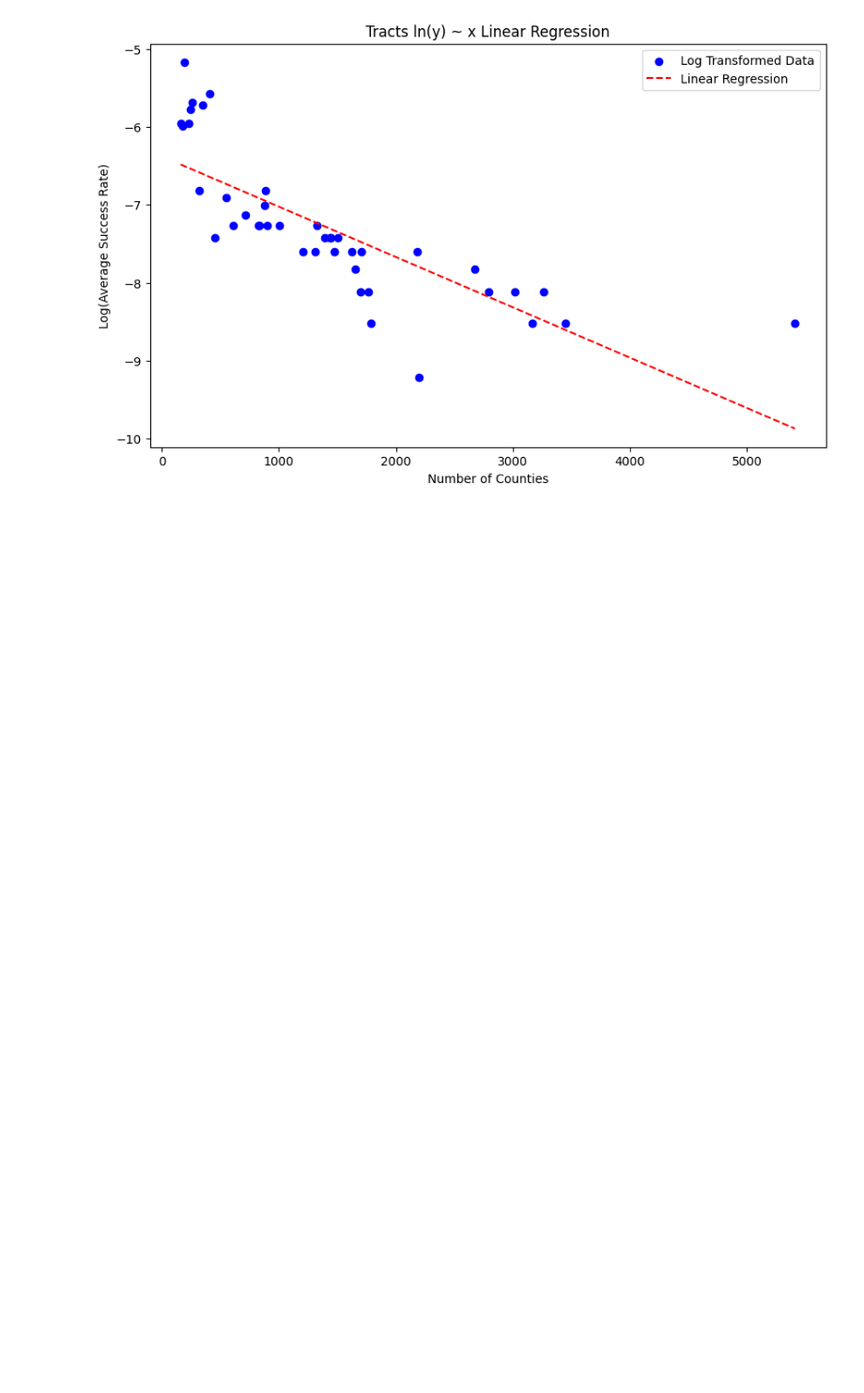
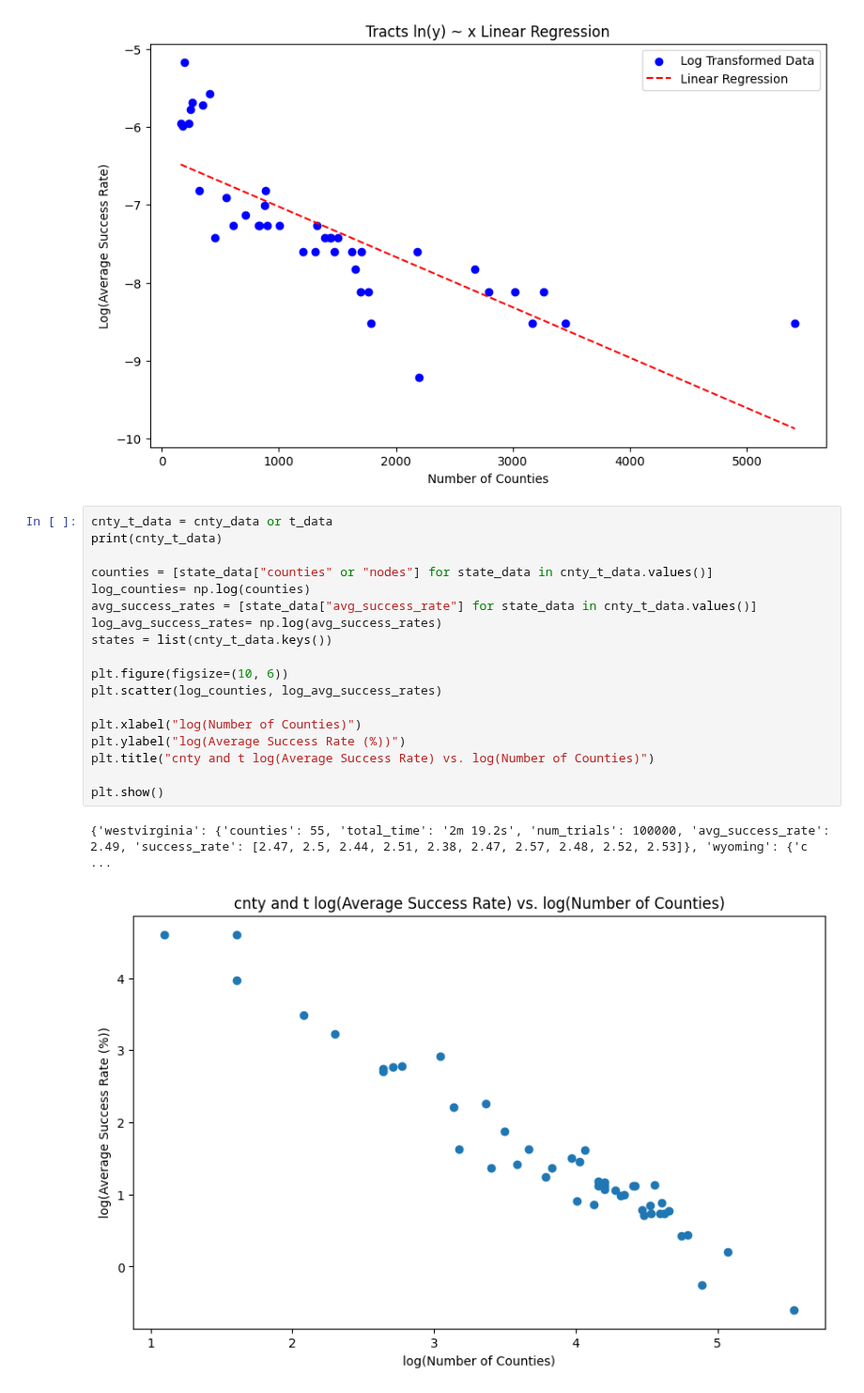
Before and after one commit to brookecarofeinberg/SamplingBalancedForests, a Jupyter notebook: manual_linreg.ipynb, the cells around one changed output. Shown at 94% size. Drawn from its saved outputs; the diff is of its cells as text; blank space fills up the shorter version.

```diff
--- a/manual_linreg.ipynb
+++ b/manual_linreg.ipynb
@@ -785,3 +865,24 @@ Linear Regression:
 Original formula: ln(y) = -0.0006 * x + -6.3780
 MSE = 0.3292, R^2 = 0.6061
 [figure]
+# %%
+cnty_t_data = cnty_data or t_data
+print(cnty_t_data)
+
+counties = [state_data["counties" or "nodes"] for state_data in cnty_t_data.values()]
+log_counties= np.log(counties)
+avg_success_rates = [state_data["avg_success_rate"] for state_data in cnty_t_data.values()]
+log_avg_success_rates= np.log(avg_success_rates)
+states = list(cnty_t_data.keys())
+
+plt.figure(figsize=(10, 6))
+plt.scatter(log_counties, log_avg_success_rates)
+
+plt.xlabel("log(Number of Counties)")
+plt.ylabel("log(Average Success Rate (%))")
+plt.title("cnty and t log(Average Success Rate) vs. log(Number of Counties)")
+
+plt.show()
+# %% [output]
+{'westvirginia': {'counties': 55, 'total_time': '2m 19.2s', 'num_trials': 100000, 'avg_success_rate': 2.49, 'success_rate': [2.47, 2.5, 2.44, 2.51, 2.38, 2.47, 2.57, 2.48, 2.52, 2.53]}, 'wyoming': {'c ...
+[figure, added]
```
Also changed, not shown: parts of 8 cells of this notebook.
